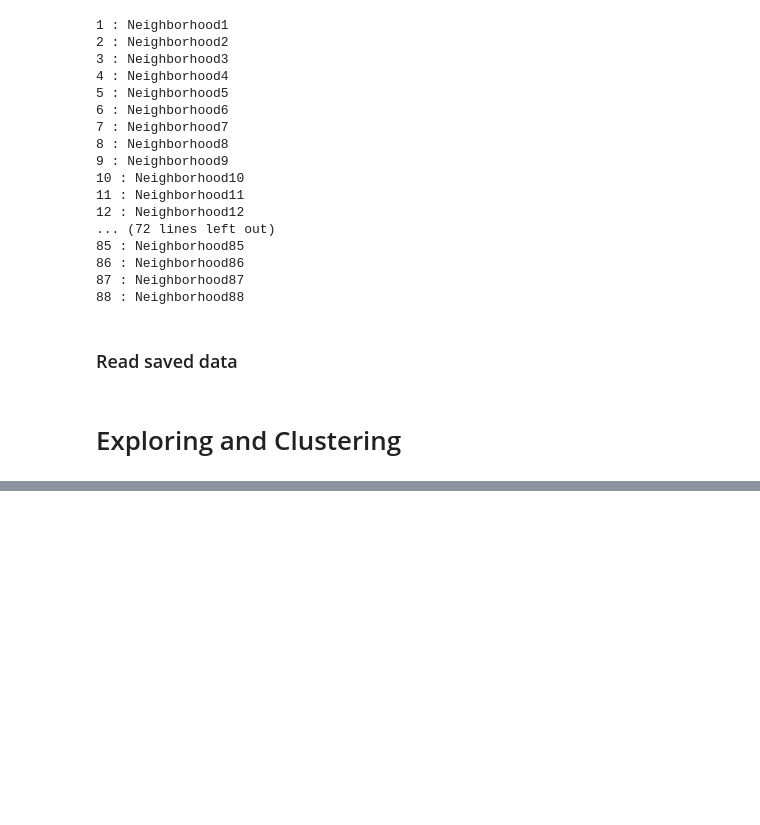
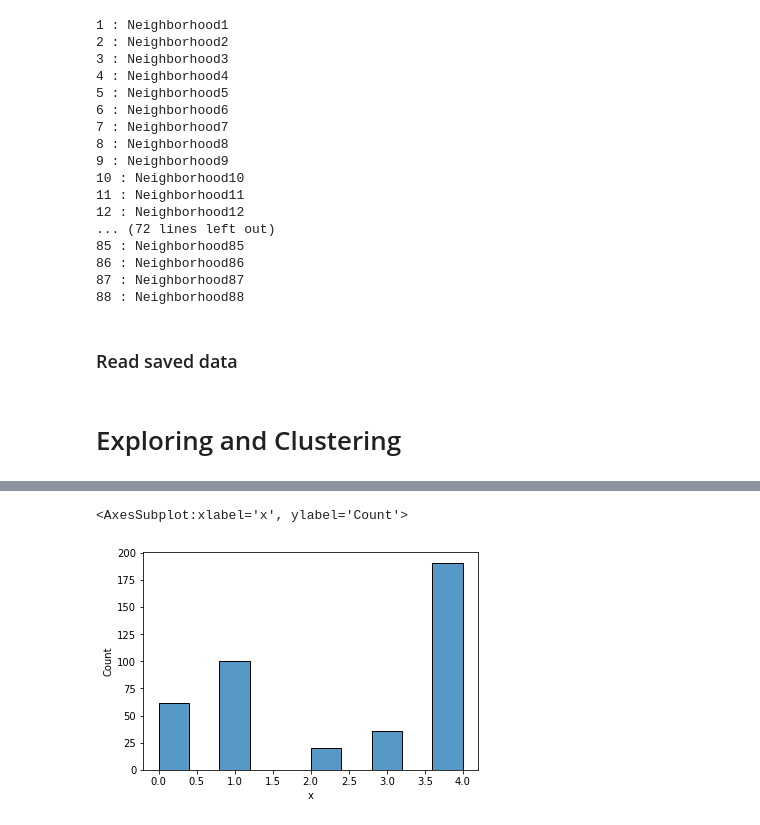
Before and after one commit to syzsyzsyzyzs/IBM_proj, a Jupyter notebook: Culture vs Function.ipynb, the cells around one changed output, grey strips where cells are left out. Saved outputs shown, nothing was run; the diff lists cells and outputs as text; code cells hidden in the pictures; blank space fills up the shorter version.

Commit message:
Combine some categories

```diff
--- a/Culture vs Function.ipynb
+++ b/Culture vs Function.ipynb
@@ -665,0 +965,19 @@ with open('SH_neighborhood_venues_info.txt', 'r') as fp:
+# %%
+def combine_func(df, new_column, columns):
+    df[new_column] = pd.Series(dtype='float64')
+    df[new_column] = df[new_column].fillna(0)
+
+    for column in columns:
+        df[new_column] = df[column] + df[new_column]
+    df.drop(columns=columns, inplace=True)
+    return df
+# %%
+complete_squ = complete
+print(complete_squ.shape)
+complete_squ = combine_func(complete_squ, 'Bar_squ', ['Speakeasy', 'Beer Bar', 'Bar', 'Cocktail Bar', 'Dive Bar', 'Gastropub',
+                                                      'Gay Bar', 'Irish Pub', 'Pub', 'Sake Bar', 'Tiki Bar', 'Whisky Bar', 'Wine Bar', 'Hookah Bar'])
+complete_squ = combine_func(complete_squ, 'Gym_squ', ['Gym', 'Gym / Fitness Center', 'Gym Pool', 'Gymnastics Gym', 'Boxing Gym', 'Cycle Studio'])
+complete_squ = combine_func(complete_squ, 'Pet_squ', ['Pet Café', 'Pet Service', 'Pet Store'])
+complete_squ = combine_func(complete_squ, 'Digital Entertain_squ', ['Arcade', 'Internet Cafe', 'Gaming Cafe'])
+complete_squ = combine_func(complete_squ, 'Hotel_squ', ['Hostel', 'Hotel', 'Motel'])
+print(complete_squ.shape)
@@ -665,0 +987,11 @@ with open('SH_neighborhood_venues_info.txt', 'r') as fp:
+# %%
+columns_list = complete.columns.tolist()
+restaurant_list = []
+for name in columns_list:
+    if name.find('Restaurant')!= -1:
+        restaurant_list.append(name)
+complete_squ = combine_func(complete_squ, 'Restaurant_squ', restaurant_list+['Buffet', 'Noodle House', 'Steakhouse', 'BBQ Joint', 'Burger Joint', 'Burrito Place', 'Churrascaria',
+                                                                             'Deli / Bodega', 'Cha Chaan Teng', 'Fried Chicken Joint', 'Food', 'Food & Drink Shop', 'Food Court',
+                                                                             'Food Stand', 'Food Truck', 'Hot Dog Joint', 'Mac & Cheese Joint', 'Salad Place', 'Sandwich Place',
+                                                                             'Snack Place', 'Taco Place', 'Wings Joint', 'Chinese Breakfast Place'])
+print(complete_squ.shape)
@@ -665,0 +1024,3 @@ with open('SH_neighborhood_venues_info.txt', 'r') as fp:
+# %%
+kclusters = 5
+kmeans = KMeans(n_clusters=kclusters, random_state=0).fit(complete_squ)
@@ -665,0 +1042,6 @@ with open('SH_neighborhood_venues_info.txt', 'r') as fp:
+# %%
+hist = pd.DataFrame(kmeans.labels_, columns= ['x'])
+sns.histplot(data=hist, x='x')
+# %% [output]
+<AxesSubplot:xlabel='x', ylabel='Count'>
+[figure, added]
```
Also changed, not shown: parts of 32 cells of this notebook, 1 other file.
